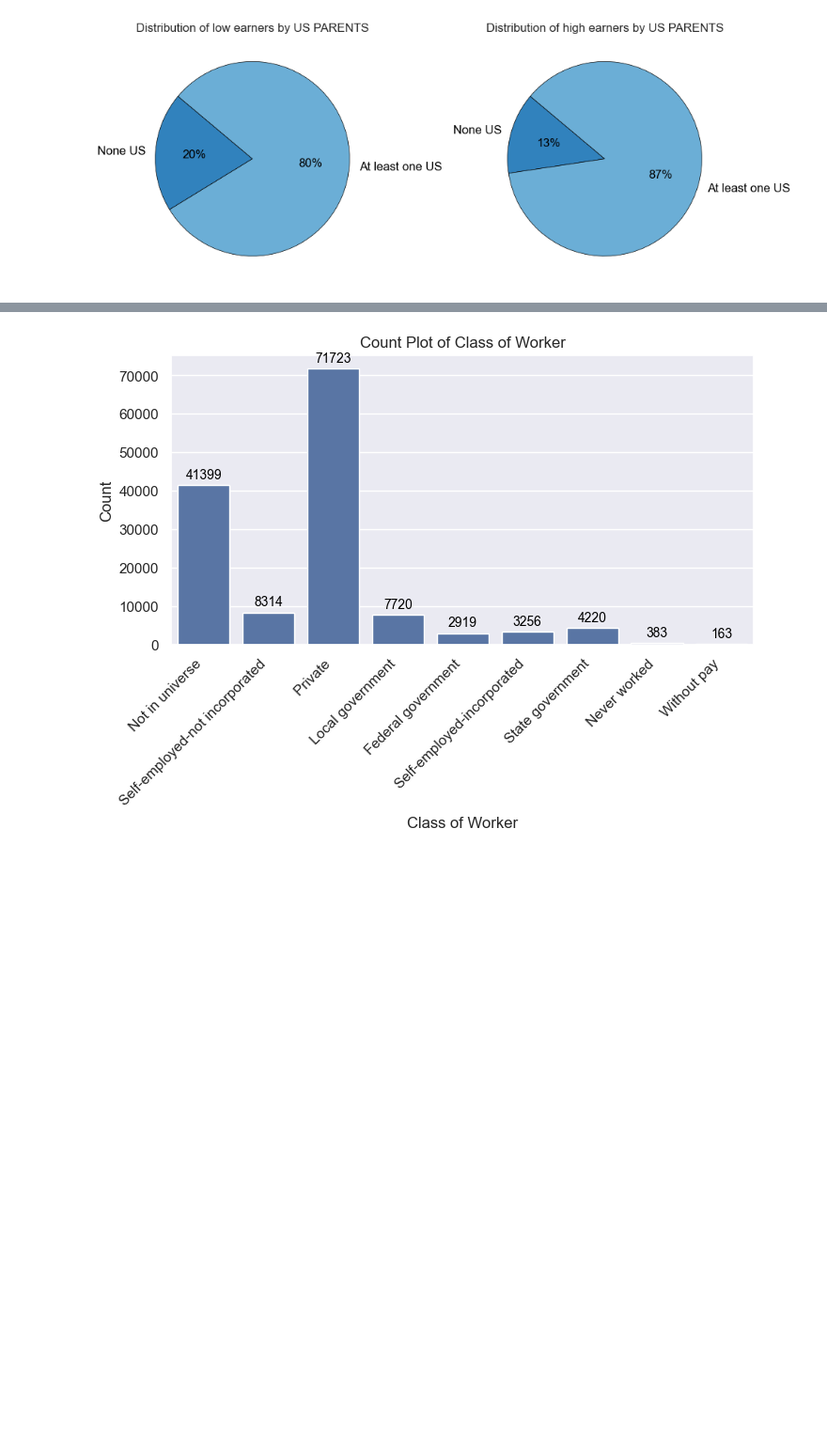
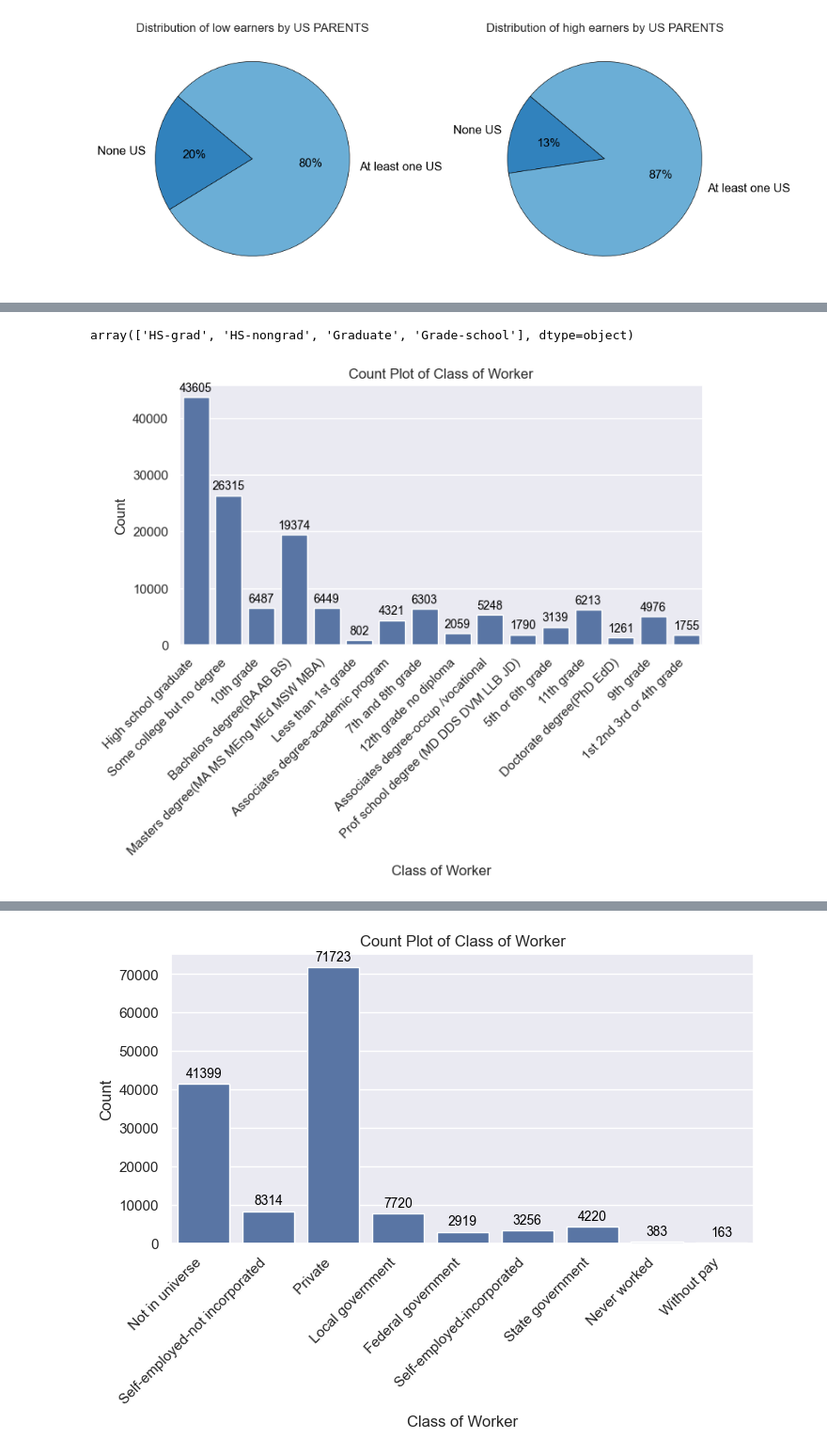
Before and after one commit to jedwingrove/US_census_income_task, a Jupyter notebook: Notebooks/WIP.ipynb, the cells around one changed output, grey strips where cells are left out. Shown at 94% size. Drawn from its saved outputs; the diff is of its cells as text; code cells hidden in the pictures; blank space fills up the shorter version.

Commit message:
Education

```diff
--- a/Notebooks/WIP.ipynb
+++ b/Notebooks/WIP.ipynb
@@ -669,0 +755,51 @@ plt.show()
+# %%
+df=train_data.copy()
+df_test=test_data.copy()
+sns.set()
+plt.figure(figsize=(8, 4))
+ax = sns.countplot(x='EDU_eng', data=df)
+
+# Add counts above the bars
+for p in ax.patches:
+    ax.annotate(f'{int(p.get_height())}',
+                (p.get_x() + p.get_width() / 2., p.get_height()),
+                ha='center', va='baseline', fontsize=10, color='black', xytext=(0, 5),
+                textcoords='offset points')
+
+# Rotate x-axis labels
+plt.xticks(rotation=45, ha='right')
+
+# Display the plot
+plt.title('Count Plot of Class of Worker')
+plt.xlabel('Class of Worker')
+plt.ylabel('Count')
+
+
+
+education_mapping = {
+' Less than 1st grade': 'Grade-school',
+' 1st 2nd 3rd or 4th grade': 'Grade-school',
+' 5th or 6th grade': 'Grade-school',
+' 7th and 8th grade':'Grade-school',
+' 9th grade': 'HS-nongrad',
+' 10th grade': 'HS-nongrad',
+' 11th grade': 'HS-nongrad',
+' 12th grade no diploma': 'HS-nongrad',
+' High school graduate': 'HS-grad',
+' Associates degree-academic program': 'HS-grad',
+' Associates degree-occup /vocational':'HS-grad',
+' Some college but no degree': 'HS-grad',
+' Bachelors degree(BA AB BS)': 'Graduate',
+' Masters degree(MA MS MEng MEd MSW MBA)': 'Graduate',
+' Doctorate degree(PhD EdD)': 'Graduate',
+' Prof school degree (MD DDS DVM LLB JD)': 'Graduate'
+ }
+
+ # apply new mapping to both train and test datasets
+df['EDU_eng'] = df['AHGA'].replace(education_mapping)
+df_test['EDU_eng'] = df_test['AHGA'].replace(education_mapping)
+
+df['EDU_eng'].unique()
+# %% [output]
+array(['HS-grad', 'HS-nongrad', 'Graduate', 'Grade-school'], dtype=object)
+[figure, added]
```
Also changed, not shown: parts of 8 cells of this notebook.
